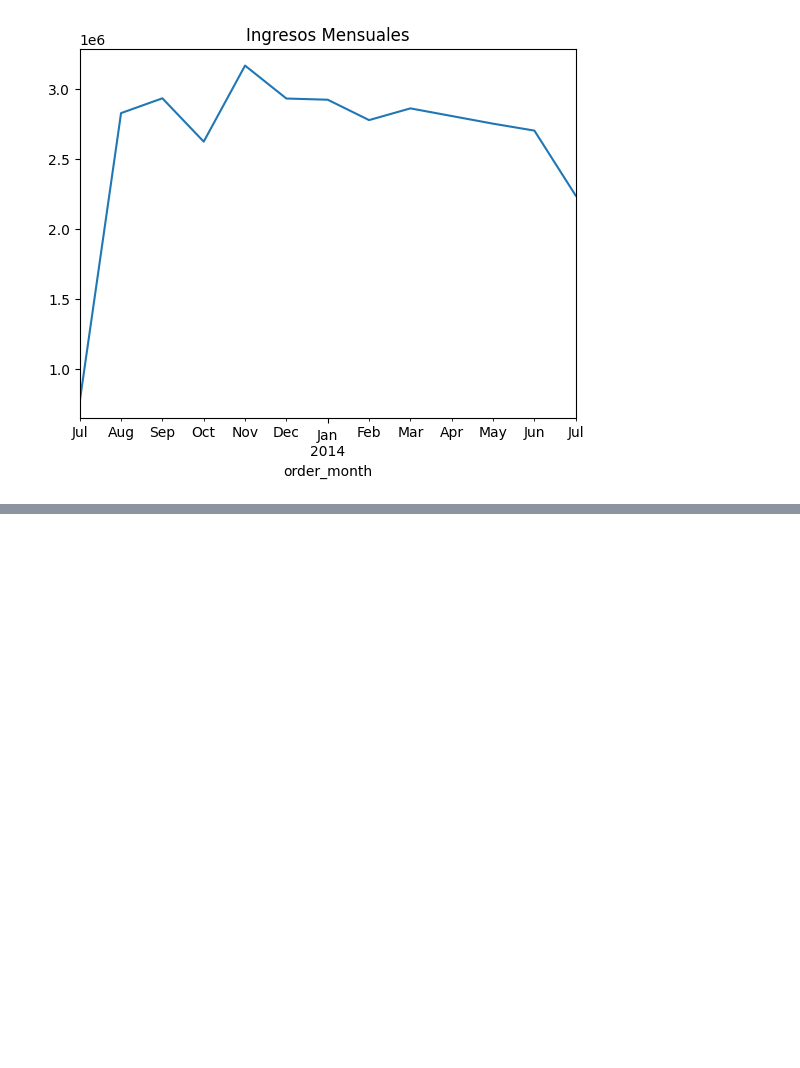
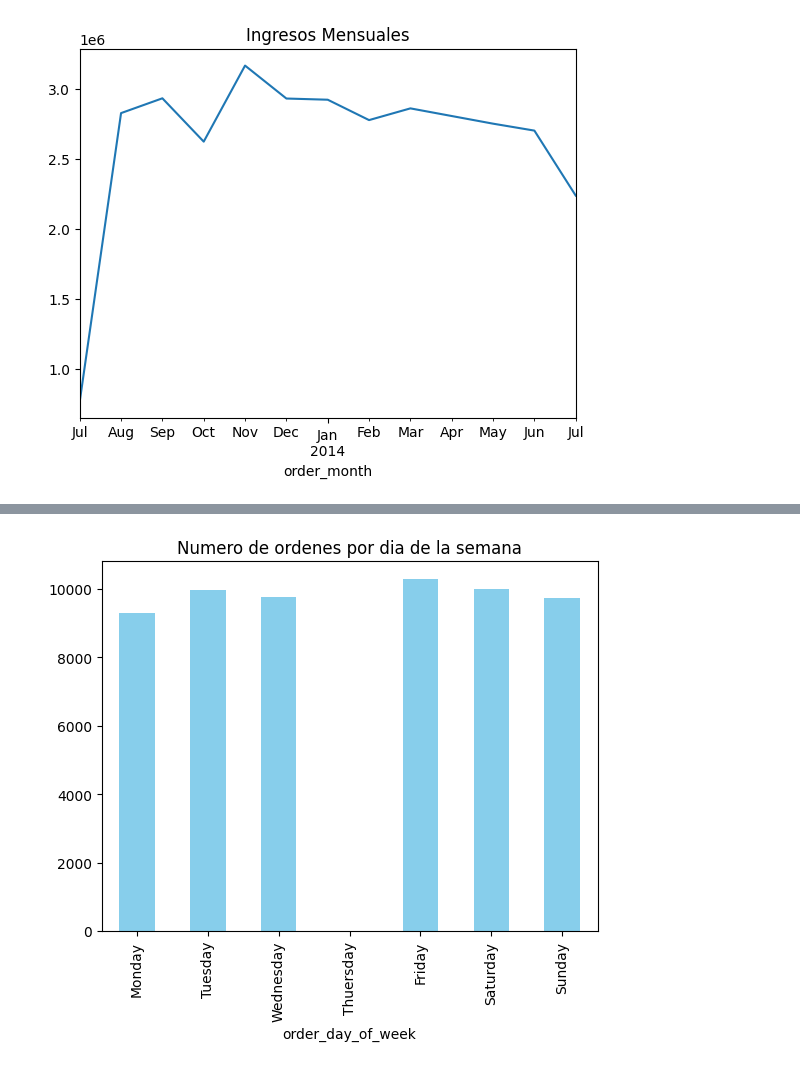
Before and after one commit to SOTO729/Python-Datapath, a Jupyter notebook: Sesion4/2.Visualizacion_retail.ipynb, the cells around one changed output, grey strips where cells are left out. Saved outputs shown, nothing was run; the diff lists cells and outputs as text; code cells hidden in the pictures; blank space fills up the shorter version.

```diff
--- a/Sesion4/2.Visualizacion_retail.ipynb
+++ b/Sesion4/2.Visualizacion_retail.ipynb
@@ -3,7 +3,7 @@ import pandas as pd
 import sqlalchemy as db
 import matplotlib.pyplot as plt
 # %%
-engine=db.create_engine("mysql://root:root@10.0.0.207:3310/retail_db")
+engine=db.create_engine("mysql://root:root@10.0.0.20:3310/retail_db")
 # %%
 df_customers=pd.read_sql_table('customers',engine)
 df_orders=pd.read_sql_table('orders',engine)
@@ -154,3 +154,7 @@ plt.title('Ingresos Mensuales')
 plt.show()
 # %% [output]
 [figure]
+# %%
+#Numero de pedidos por dia de la semana/bar
+df_orders['order_day_of_week']=df_orders['order_date'].dt.day_name()
+df_orders
@@ -156,0 +175,3 @@ plt.show()
+# %%
+ordenes_dia=df_orders['order_day_of_week'].value_counts().reindex(['Monday','Tuesday','Wednesday','Thuersday','Friday','Saturday','Sunday'])
+ordenes_dia
@@ -156,0 +188,6 @@ plt.show()
+# %%
+ordenes_dia.plot(kind='bar',color='skyblue')
+plt.title('Numero de ordenes por dia de la semana')
+plt.show()
+# %% [output]
+[figure, added]
```
Also changed, not shown: parts of 15 cells of this notebook.
